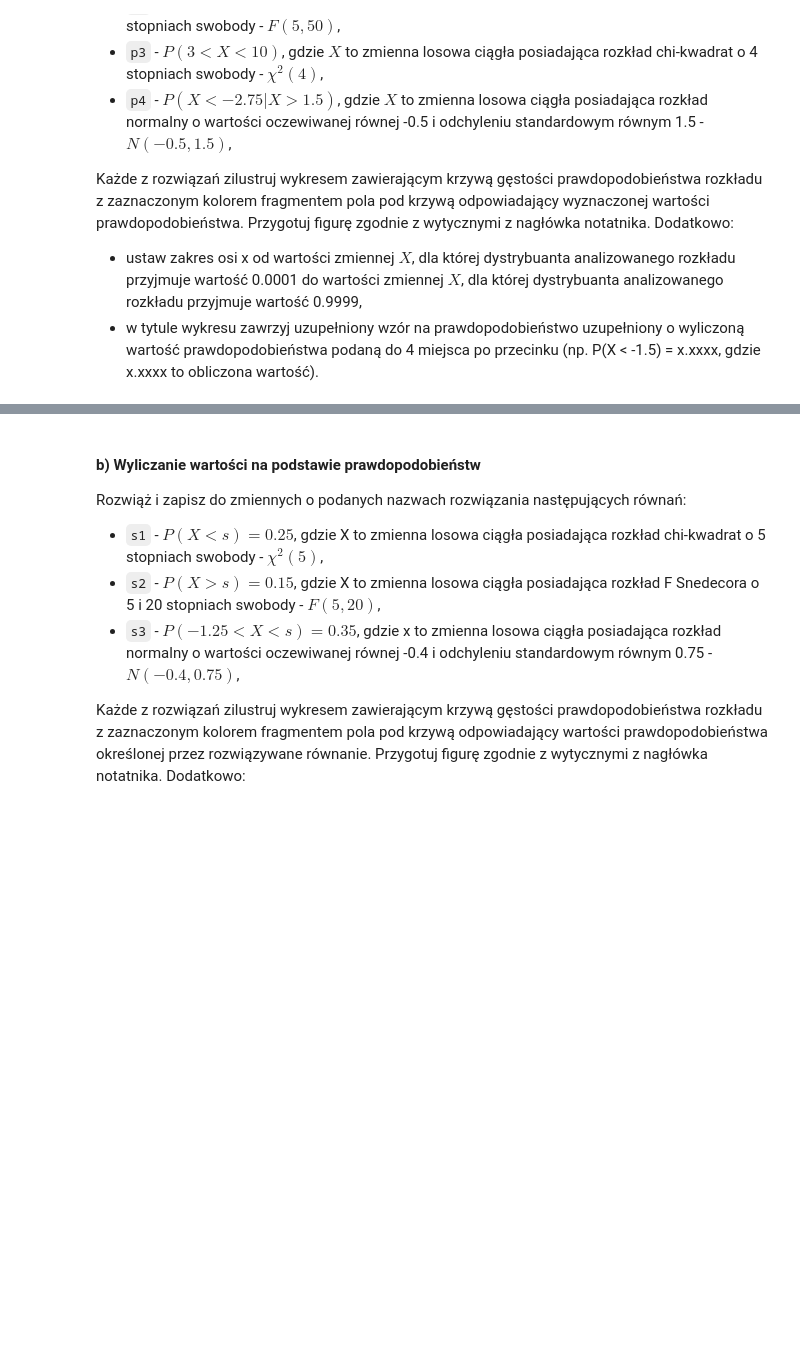
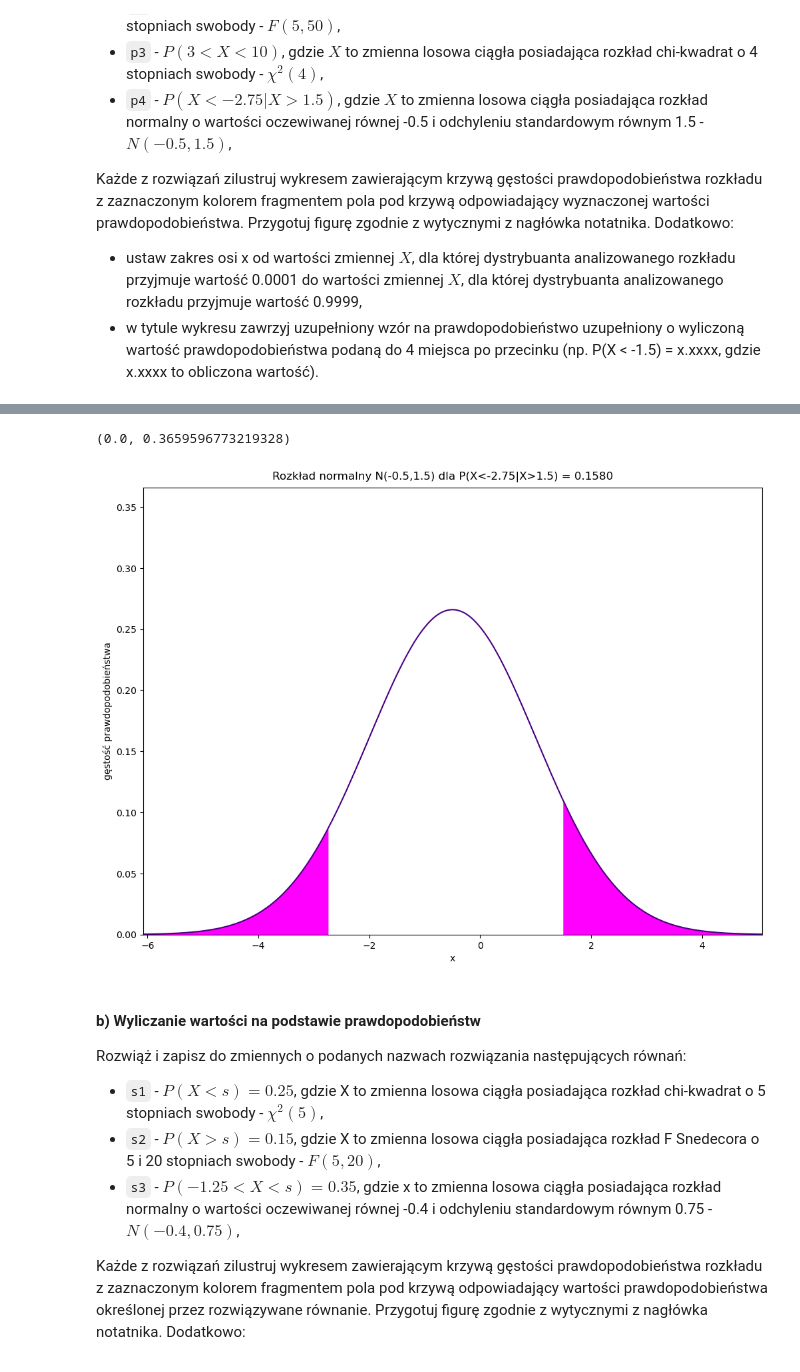
Before and after one commit to zuzannabrauer/dataAnalysisPython, a Jupyter notebook: ZZ04_CZ01.ipynb, the cells around one changed output, grey strips where cells are left out. Saved outputs shown, nothing was run; the diff lists cells and outputs as text; code cells hidden in the pictures; blank space fills up the shorter version.

```diff
--- a/ZZ04_CZ01.ipynb
+++ b/ZZ04_CZ01.ipynb
@@ -166,7 +238,35 @@ raise NotImplementedError()
 # %%
 # p4
-# YOUR CODE HERE
-raise NotImplementedError()
+x1=-2.75
+x2=1.5
+mu=-0.5
+std=1.5
+p4=sp.stats.norm.cdf(x1,mu,std)+1-sp.stats.norm.cdf(x2,mu,std)
+
+fig, ax=plt.subplots(figsize=(12,8))
+plt.suptitle(f'Rozkład normalny N(-0.5,1.5) dla P(X<{x1}|X>{x2}) = {p4:.4f}')
+plt.subplots_adjust(top=0.95)
+
+lower_bound=sp.stats.norm.ppf(0.0001,mu,std)
+upper_bound=sp.stats.norm.ppf(0.9999,mu,std)
+x=np.linspace(lower_bound, upper_bound, 1000)
+y=sp.stats.norm.pdf(x,mu,std)
+ax.plot(x,y,color='indigo')
+
+x_fill_1=np.linspace(min(x),x1,1000)
+x_fill_2=np.linspace(x2,max(x),1000)
+y_fill_1=sp.stats.norm.pdf(x_fill_1,mu,std)
+y_fill_2=sp.stats.norm.pdf(x_fill_2,mu,std)
+ax.fill_between(x_fill_1, y_fill_1,color='magenta')
+ax.fill_between(x_fill_2, y_fill_2,color='magenta')
+
+ax.set_xlabel('x')
+ax.set_ylabel('gęstość prawdopodobieństwa')
+ax.set_xlim(min(x),max(x))
+ax.set_ylim(0,max(y)+0.1)
+# %% [output]
+(0.0, 0.3659596773219328)
+[figure, added]
 # %%
 ### Komórka testowa
 assert np.isclose(p1, 0.08225366322272008)
```
Also changed, not shown: parts of 8 cells of this notebook.
